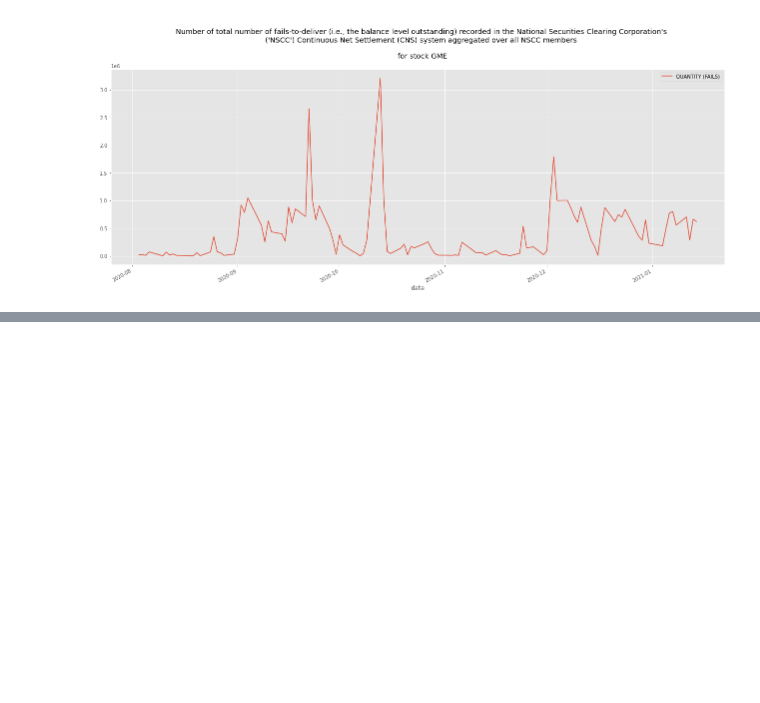
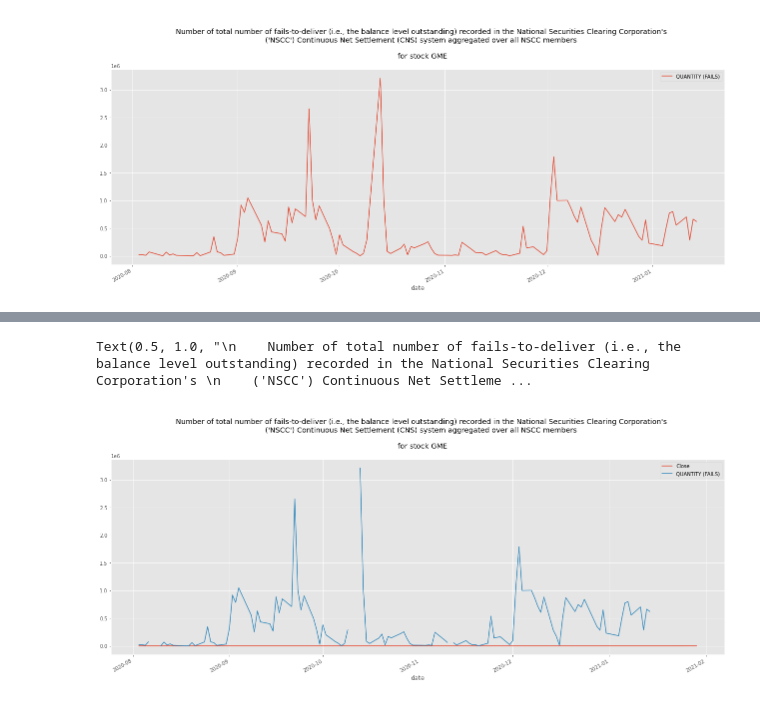
Before and after one commit to DBCerigo/CNS-fails-GME, a Jupyter notebook: CNS fails - GME - 2020-08 - 2021-01.ipynb, the cells around one changed output, grey strips where cells are left out. Saved outputs shown, nothing was run; the diff lists cells and outputs as text; code cells hidden in the pictures; blank space fills up the shorter version.

Commit message:
Add close price

```diff
--- a/CNS fails - GME - 2020-08 - 2021-01.ipynb
+++ b/CNS fails - GME - 2020-08 - 2021-01.ipynb
@@ -91,0 +104,8 @@ Text(0.5, 1.0, "\n    Number of total number of fails-to-deliver (i.e., the bala
+# %%
+price_df = pd.read_csv('./GME.csv')
+# %%
+price_df["date"] = pd.to_datetime(price_df["Date"])
+# %%
+price_df = price_df.set_index("date")
+# %%
+j_df = price_df.join(gme_fails)
@@ -91,0 +122,10 @@ Text(0.5, 1.0, "\n    Number of total number of fails-to-deliver (i.e., the bala
+# %%
+j_df[["Close", "QUANTITY (FAILS)"]].plot()
+plt.title("""
+    Number of total number of fails-to-deliver (i.e., the balance level outstanding) recorded in the National Securities Clearing Corporation's
+    ('NSCC') Continuous Net Settlement (CNS) system aggregated over all NSCC members \n
+    for stock GME
+""")
+# %% [output]
+Text(0.5, 1.0, "\n    Number of total number of fails-to-deliver (i.e., the balance level outstanding) recorded in the National Securities Clearing Corporation's \n    ('NSCC') Continuous Net Settleme ...
+[figure, added]
```
Also changed, not shown: parts of 6 cells of this notebook.
